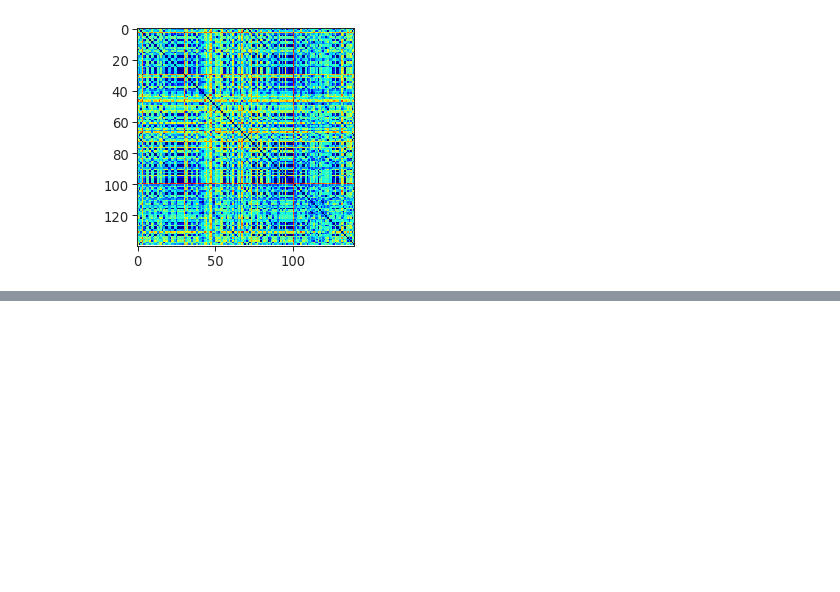
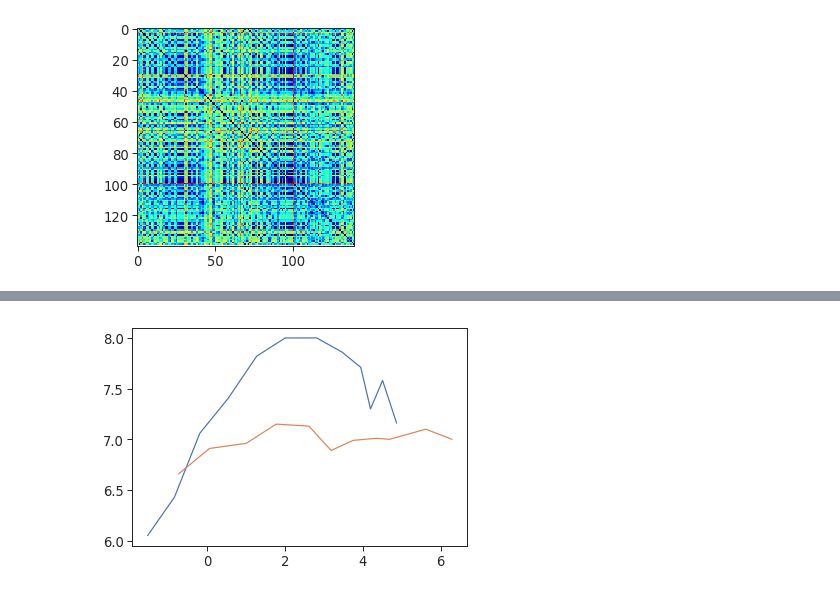
Before and after one commit to lappalainenj/mapsgan, a Jupyter notebook: examples/diversity_score.ipynb, the cells around one changed output, grey strips where cells are left out. Cells and saved outputs as stored; diff of their text form; code cells hidden in the pictures; blank space fills up the shorter version.

```diff
--- a/examples/diversity_score.ipynb
+++ b/examples/diversity_score.ipynb
@@ -186,0 +246,10 @@ plt.imshow(dm[0], cmap='jet')
+# %%
+def plot_single(x):
+    x = x.transpose((1, 0, 2))
+    for agent in x:
+        plt.plot(agent[:, 0], agent[:, 1])
+
+x = out['xy_out'][0]
+plot_single(x)
+# %% [output]
+[figure, added]
```
Also changed, not shown: parts of 9 cells of this notebook, 3 other files.
